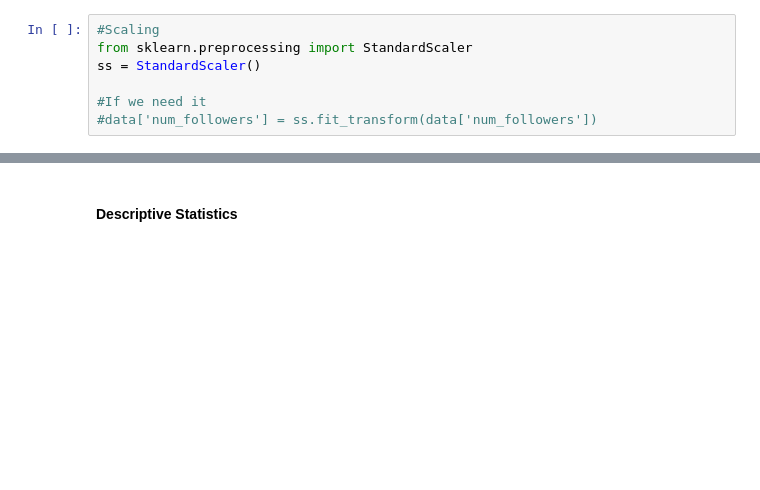
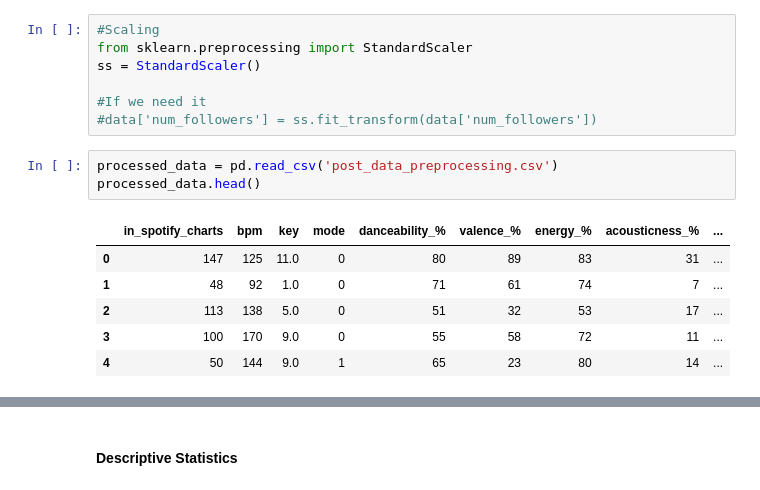
Before and after one commit to adithyabhonsley/ml-final-project, a Jupyter notebook: model.ipynb, the cells around one changed output, grey strips where cells are left out. Drawn from its saved outputs; the diff is of its cells as text; blank space fills up the shorter version.

```diff
--- a/model.ipynb
+++ b/model.ipynb
@@ -331,3 +299,13 @@ ss = StandardScaler()
 
 #If we need it
 #data['num_followers'] = ss.fit_transform(data['num_followers'])
+# %%
+processed_data = pd.read_csv('post_data_preprocessing.csv')
+processed_data.head()
+# %% [output]
+|  | in_spotify_charts | bpm | key | mode | danceability_% | valence_% | energy_% | acousticness_% | ... |
+| 0 | 147 | 125 | 11.0 | 0 | 80 | 89 | 83 | 31 | ... |
+| 1 | 48 | 92 | 1.0 | 0 | 71 | 61 | 74 | 7 | ... |
+| 2 | 113 | 138 | 5.0 | 0 | 51 | 32 | 53 | 17 | ... |
+| 3 | 100 | 170 | 9.0 | 0 | 55 | 58 | 72 | 11 | ... |
+| 4 | 50 | 144 | 9.0 | 1 | 65 | 23 | 80 | 14 | ... |
```
Also changed, not shown: parts of 8 cells of this notebook, 1 other file.
